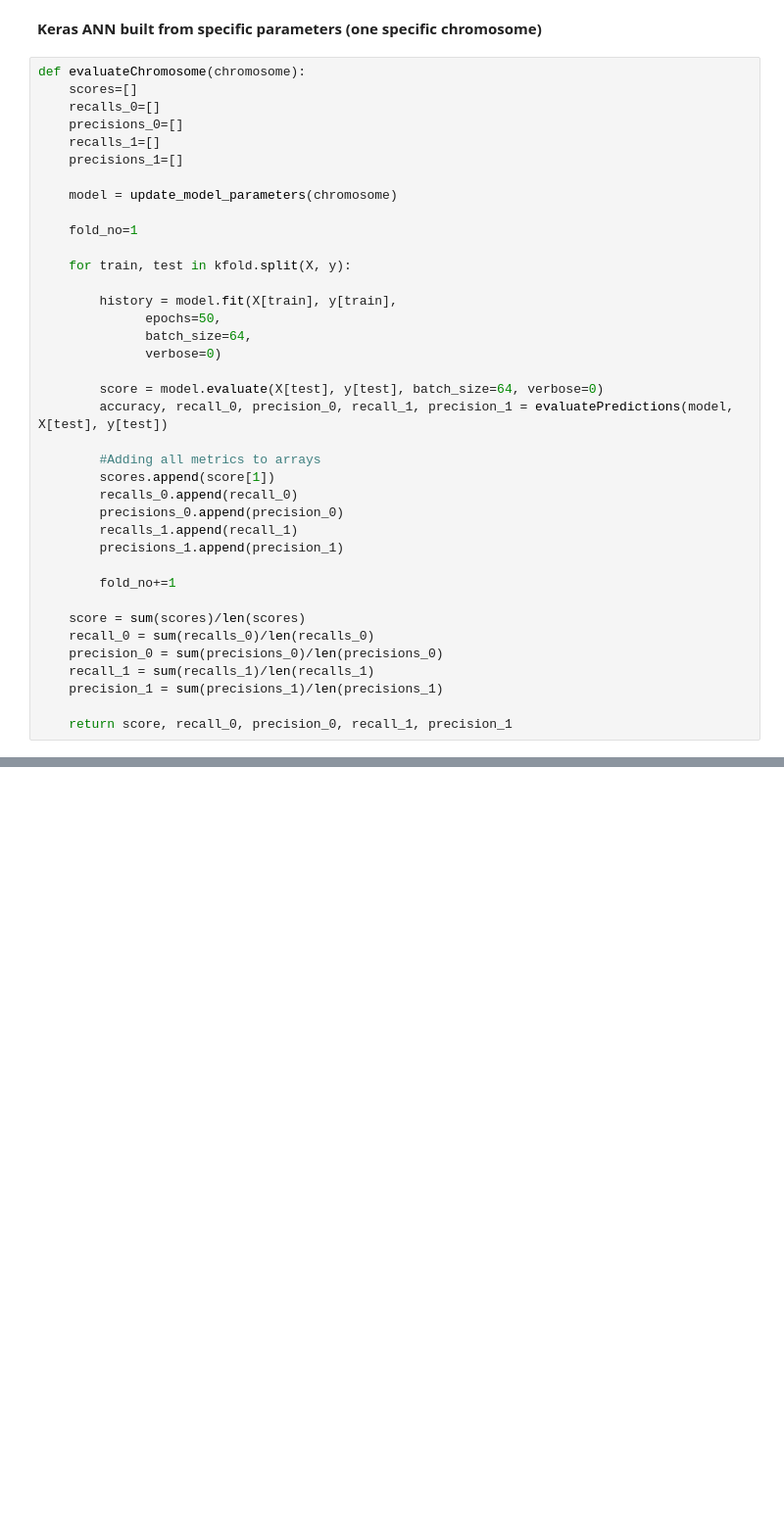
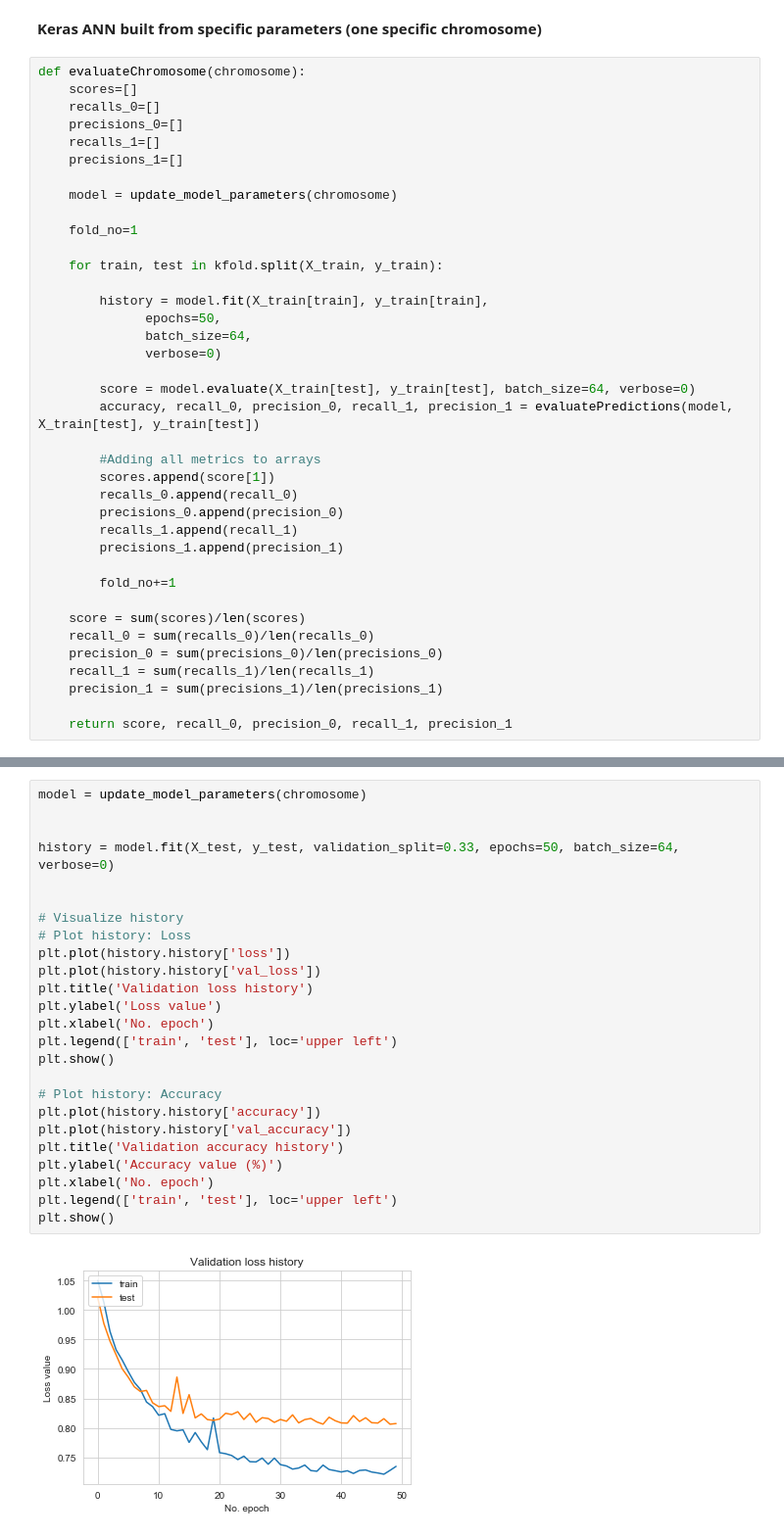
Before and after one commit to pferreira101/ClinicalExaminations, a Jupyter notebook: ClinicalExaminations/script.ipynb, the cells around one changed output, grey strips where cells are left out. Shown: that part at 98% size. Saved outputs shown, nothing was run; the diff lists cells and outputs as text; blank space fills up the shorter version.

Commit message:
Evaluate results from GA

```diff
--- a/ClinicalExaminations/script.ipynb
+++ b/ClinicalExaminations/script.ipynb
@@ -970,15 +973,15 @@ def evaluateChromosome(chromosome):
 
     fold_no=1
 
-    for train, test in kfold.split(X, y):
+    for train, test in kfold.split(X_train, y_train):
 
-        history = model.fit(X[train], y[train],
+        history = model.fit(X_train[train], y_train[train],
               epochs=50,
               batch_size=64,
               verbose=0)
 
-        score = model.evaluate(X[test], y[test], batch_size=64, verbose=0)
-        accuracy, recall_0, precision_0, recall_1, precision_1 = evaluatePredictions(model, X[test], y[test])
+        score = model.evaluate(X_train[test], y_train[test], batch_size=64, verbose=0)
+        accuracy, recall_0, precision_0, recall_1, precision_1 = evaluatePredictions(model, X_train[test], y_train[test])
 
         #Adding all metrics to arrays
         scores.append(score[1])
@@ -1126,0 +1134,27 @@ plt.show()
+# %%
+model = update_model_parameters(chromosome)
+
+
+history = model.fit(X_test, y_test, validation_split=0.33, epochs=50, batch_size=64, verbose=0)
+
+
+# Visualize history
+# Plot history: Loss
+plt.plot(history.history['loss'])
+plt.plot(history.history['val_loss'])
+plt.title('Validation loss history')
+plt.ylabel('Loss value')
+plt.xlabel('No. epoch')
+plt.legend(['train', 'test'], loc='upper left')
+plt.show()
+
+# Plot history: Accuracy
+plt.plot(history.history['accuracy'])
+plt.plot(history.history['val_accuracy'])
+plt.title('Validation accuracy history')
+plt.ylabel('Accuracy value (%)')
+plt.xlabel('No. epoch')
+plt.legend(['train', 'test'], loc='upper left')
+plt.show()
+# %% [output]
+[figure, added]
```
Also changed, not shown: parts of 8 cells of this notebook.
